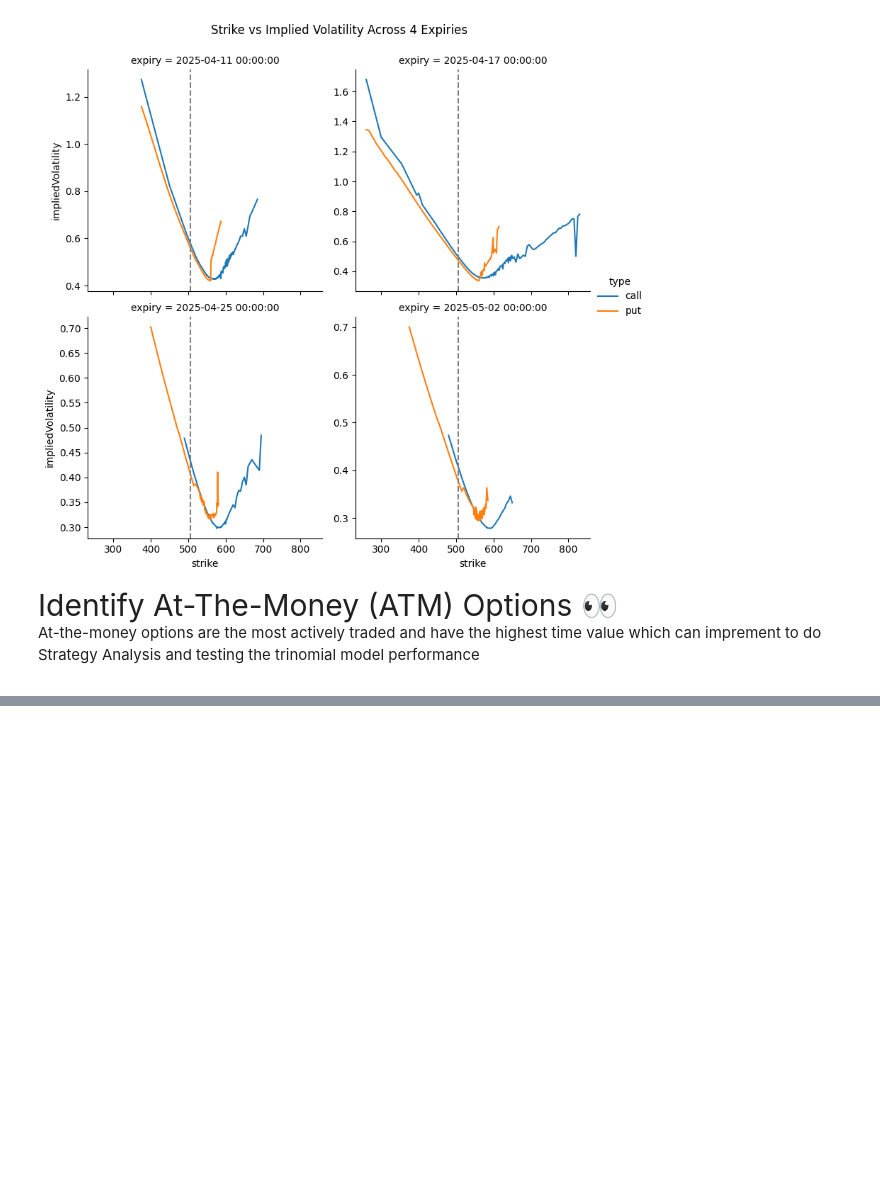
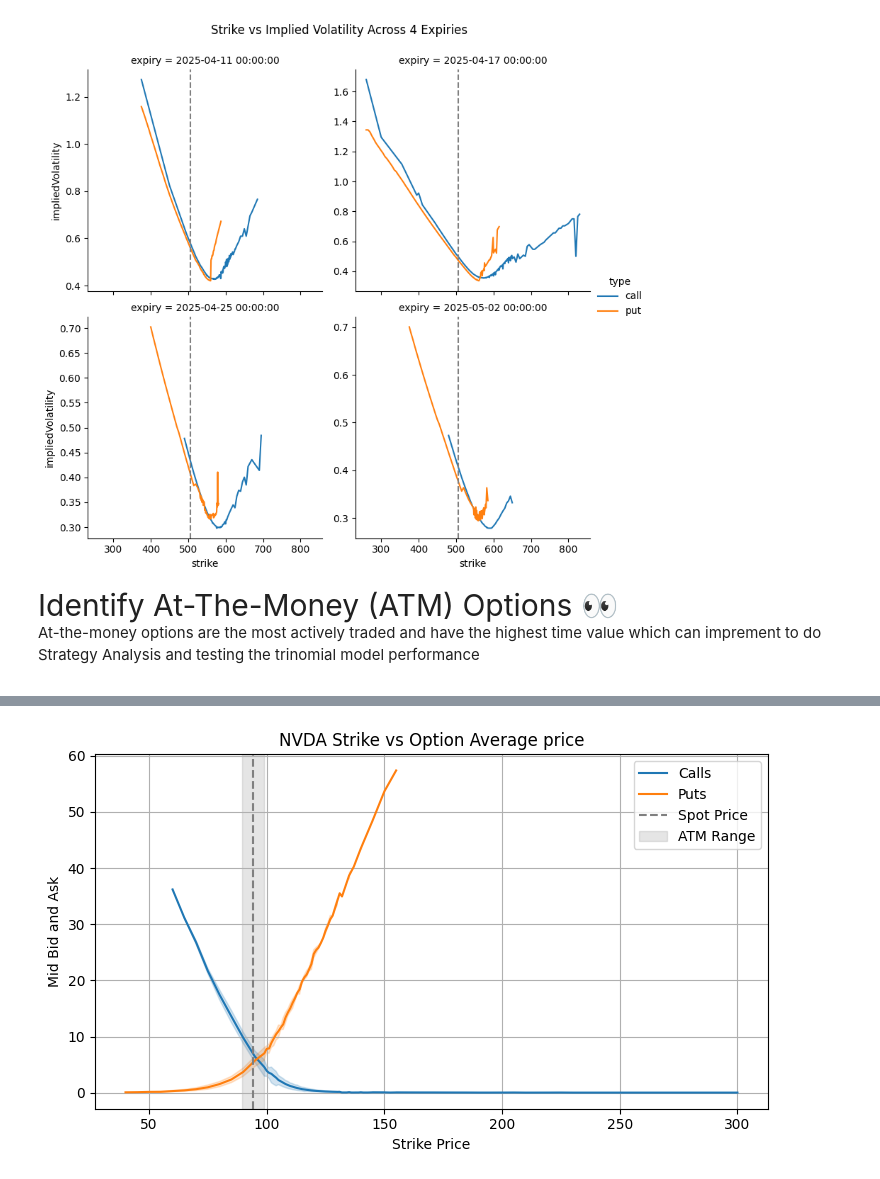
Before and after one commit to Pitchaya-Teeraruttakul/Option-Pricing-and-Risk-Analysis, a Jupyter notebook: data/prepareData.ipynb, the cells around one changed output, grey strips where cells are left out. Saved outputs shown, nothing was run; the diff lists cells and outputs as text; code cells hidden in the pictures; blank space fills up the shorter version.

```diff
--- a/data/prepareData.ipynb
+++ b/data/prepareData.ipynb
@@ -289,0 +288,14 @@ Create Final Cleaned DataFrame
+# %%
+spotNvda = nvda["spot"].iloc[0] #spot = 94.30999755859376
+nvda["strikeSpotRatio"] = nvda["strike"]/spotNvda
+atmNvda = nvda[(nvda["strikeSpotRatio"]>0.95) & (nvda["strikeSpotRatio"]<1.05)] # +- 5% range
+atmNvdaCall = atmNvda[atmNvda["type"] == "call"]
+atmNvdaPut = atmNvda[atmNvda["type"] == "put"]
+display(atmNvda.head())
+
+spotSpy = spy["spot"].iloc[0] #spot = 505.279999
+spy["strikeSpotRatio"] = spy["strike"]/spotSpy
+atmSpy = spy[(spy["strikeSpotRatio"]>0.95) & (spy["strikeSpotRatio"]<1.05)] # +- 5% range
+atmSpyCall = atmSpy[atmSpy["type"] == "call"]
+atmSpyPut = atmSpy[atmSpy["type"] == "put"]
+display(atmSpy.head())
@@ -289,0 +327,18 @@ Create Final Cleaned DataFrame
+# %%
+temp = nvda
+plt.figure(figsize=(7.5, 4.5))
+sns.lineplot(data=temp[temp['type'] == 'call'], x='strike', y='AveragePrice', label='Calls')
+sns.lineplot(data=temp[temp['type'] == 'put'], x='strike', y='AveragePrice', label='Puts')
+
+spot = nvda['spot'].iloc[0]
+plt.axvline(spot, linestyle='--', color='gray', label='Spot Price')
+plt.axvspan(spotNvda * 0.95, spotNvda * 1.05, color='gray', alpha=0.2, label='ATM Range')
+plt.title(f"NVDA Strike vs Option Average price")
+plt.xlabel("Strike Price")
+plt.ylabel("Mid Bid and Ask")
+plt.legend()
+plt.grid()
+plt.tight_layout()
+plt.show()
+# %% [output]
+[figure, added]
```
Also changed, not shown: parts of 7 cells of this notebook, 2 other files.
